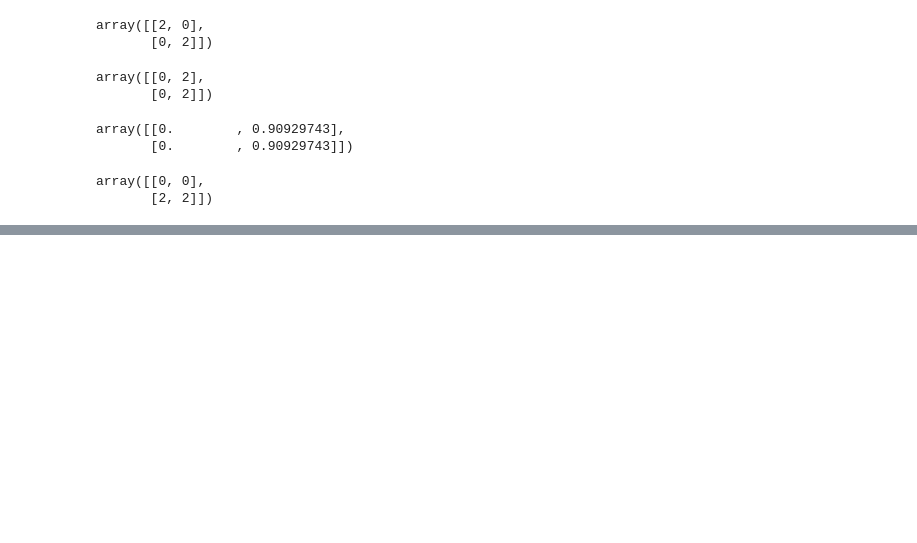
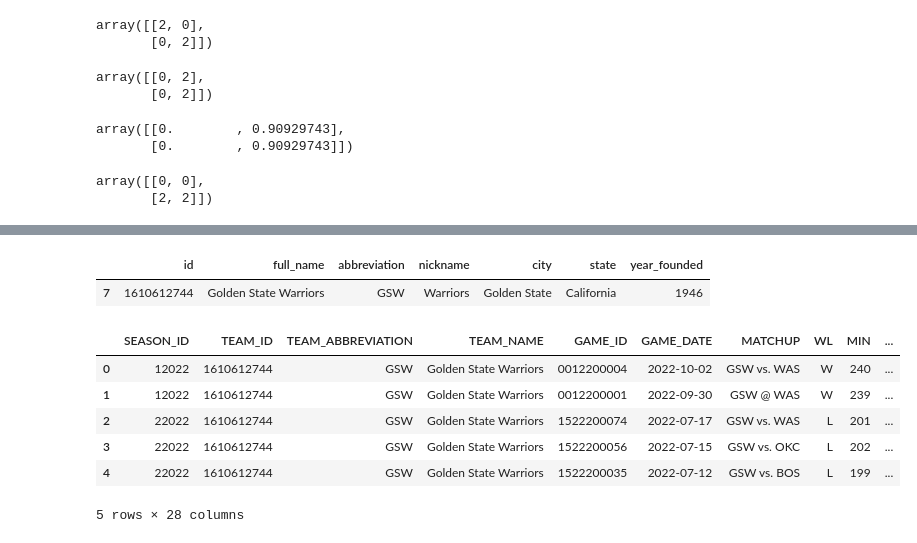
Before and after one commit to PosgradoMNA/actividades-de-aprendizaje-murasakiw, a Jupyter notebook: Semana_3_Python_for_Data_Science.ipynb, the cells around one changed output, grey strips where cells are left out. Drawn from its saved outputs; the diff is of its cells as text; code cells hidden in the pictures; blank space fills up the shorter version.

```diff
--- a/Semana_3_Python_for_Data_Science.ipynb
+++ b/Semana_3_Python_for_Data_Science.ipynb
@@ -345,0 +401,15 @@ array([[0, 0],
+# %%
+#Convertir el diccionario a una tabla para visualizar mejor los datos y poder trabajar con pandas
+def one_dict(list_dict):
+  keys = list_dict[0].keys()
+  out_dict = {key:[] for key in keys}
+  for dict_ in list_dict:
+    for key, value in dict_.items():
+      out_dict[key].append(value)
+  return out_dict
+
+dict_nba_team = one_dict(nba_teams)
+# %%
+import pandas as pd #Se importa pandas para poder convertir el diccionario a un data frame
+df_teams = pd.DataFrame(dict_nba_team)
+df_teams.head() #Se muestran las primeras 5 filas del dataframe
@@ -345,0 +423,6 @@ array([[0, 0],
+# %%
+df_warriors = df_teams[df_teams['nickname']=='Warriors'] #Para obtener una sección específica del data frame
+df_warriors
+# %% [output]
+|  | id | full_name | abbreviation | nickname | city | state | year_founded |
+| 7 | 1610612744 | Golden State Warriors | GSW | Warriors | Golden State | California | 1946 |
@@ -345,0 +431,14 @@ array([[0, 0],
+# %%
+from nba_api.stats.endpoints import leaguegamefinder #La función leaguegamefinder hace una llamada API
+gamefinder = leaguegamefinder.LeagueGameFinder(team_id_nullable=id_warriors) #La API de la nba está haciendo una solicitud HTTP a la página de la nba
+#La información es obtenida y transmitida via una respuesta HTTP y esta información es asignada al objeto gamefinder
+games = gamefinder.get_data_frames()[0] #El objeto gamefinder tiene un método get_data_frames que regresa un data frame
+games.head()
+# %% [output]
+|  | SEASON_ID | TEAM_ID | TEAM_ABBREVIATION | TEAM_NAME | GAME_ID | GAME_DATE | MATCHUP | WL | MIN | ... |
+| 0 | 12022 | 1610612744 | GSW | Golden State Warriors | 0012200004 | 2022-10-02 | GSW vs. WAS | W | 240 | ... |
+| 1 | 12022 | 1610612744 | GSW | Golden State Warriors | 0012200001 | 2022-09-30 | GSW @ WAS | W | 239 | ... |
+| 2 | 22022 | 1610612744 | GSW | Golden State Warriors | 1522200074 | 2022-07-17 | GSW vs. WAS | L | 201 | ... |
+| 3 | 22022 | 1610612744 | GSW | Golden State Warriors | 1522200056 | 2022-07-15 | GSW vs. OKC | L | 202 | ... |
+| 4 | 22022 | 1610612744 | GSW | Golden State Warriors | 1522200035 | 2022-07-12 | GSW vs. BOS | L | 199 | ... |
+5 rows × 28 columns
```
Also changed, not shown: parts of 8 cells of this notebook.
